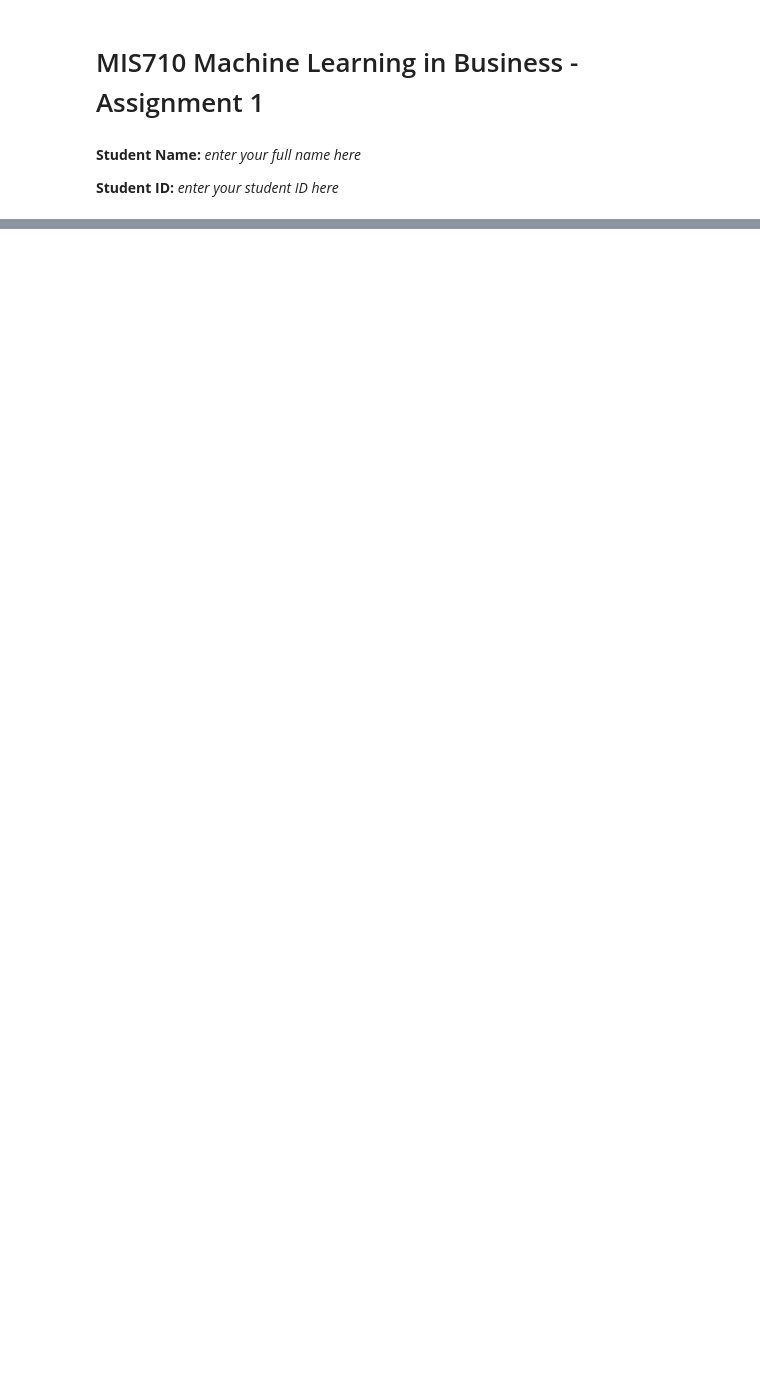
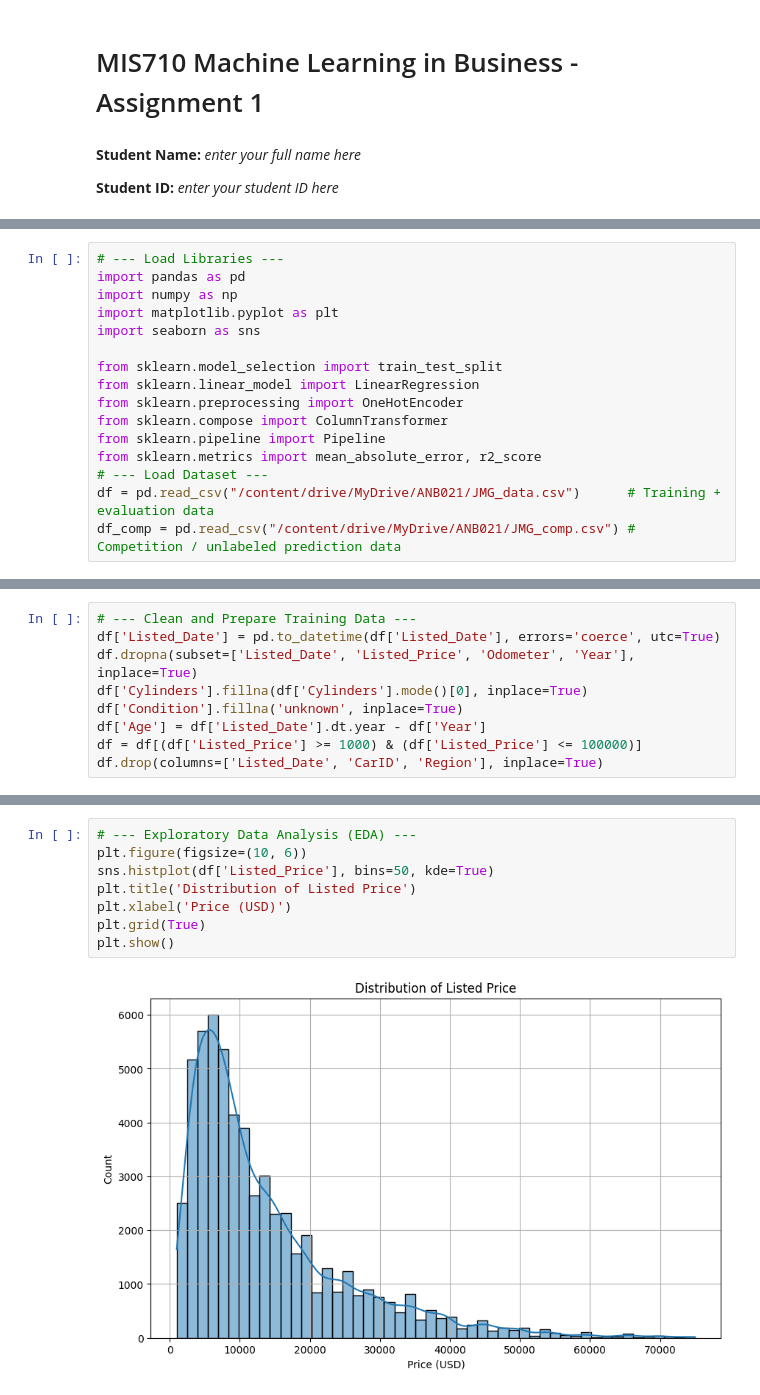
Before and after one commit to Studentuser7640/employee_attendence_AI, a Jupyter notebook: A1/MIS710 A1 Template T1 2023.ipynb, the cells around one changed output, grey strips where cells are left out. Drawn from its saved outputs; the diff is of its cells as text; blank space fills up the shorter version.

```diff
--- a/A1/MIS710 A1 Template T1 2023.ipynb
+++ b/A1/MIS710 A1 Template T1 2023.ipynb
@@ -103,0 +53,16 @@ inspection.to_csv('results.csv')
+# %%
+# --- Load Libraries ---
+import pandas as pd
+import numpy as np
+import matplotlib.pyplot as plt
+import seaborn as sns
+
+from sklearn.model_selection import train_test_split
+from sklearn.linear_model import LinearRegression
+from sklearn.preprocessing import OneHotEncoder
+from sklearn.compose import ColumnTransformer
+from sklearn.pipeline import Pipeline
+from sklearn.metrics import mean_absolute_error, r2_score
+# --- Load Dataset ---
+df = pd.read_csv("/content/drive/MyDrive/ANB021/JMG_data.csv")      # Training + evaluation data
+df_comp = pd.read_csv("/content/drive/MyDrive/ANB021/JMG_comp.csv") # Competition / unlabeled prediction data
@@ -103,0 +101,9 @@ inspection.to_csv('results.csv')
+# %%
+# --- Clean and Prepare Training Data ---
+df['Listed_Date'] = pd.to_datetime(df['Listed_Date'], errors='coerce', utc=True)
+df.dropna(subset=['Listed_Date', 'Listed_Price', 'Odometer', 'Year'], inplace=True)
+df['Cylinders'].fillna(df['Cylinders'].mode()[0], inplace=True)
+df['Condition'].fillna('unknown', inplace=True)
+df['Age'] = df['Listed_Date'].dt.year - df['Year']
+df = df[(df['Listed_Price'] >= 1000) & (df['Listed_Price'] <= 100000)]
+df.drop(columns=['Listed_Date', 'CarID', 'Region'], inplace=True)
@@ -103,0 +127,10 @@ inspection.to_csv('results.csv')
+# %%
+# --- Exploratory Data Analysis (EDA) ---
+plt.figure(figsize=(10, 6))
+sns.histplot(df['Listed_Price'], bins=50, kde=True)
+plt.title('Distribution of Listed Price')
+plt.xlabel('Price (USD)')
+plt.grid(True)
+plt.show()
+# %% [output]
+[figure, added]
```
Also changed, not shown: parts of 29 cells of this notebook.
